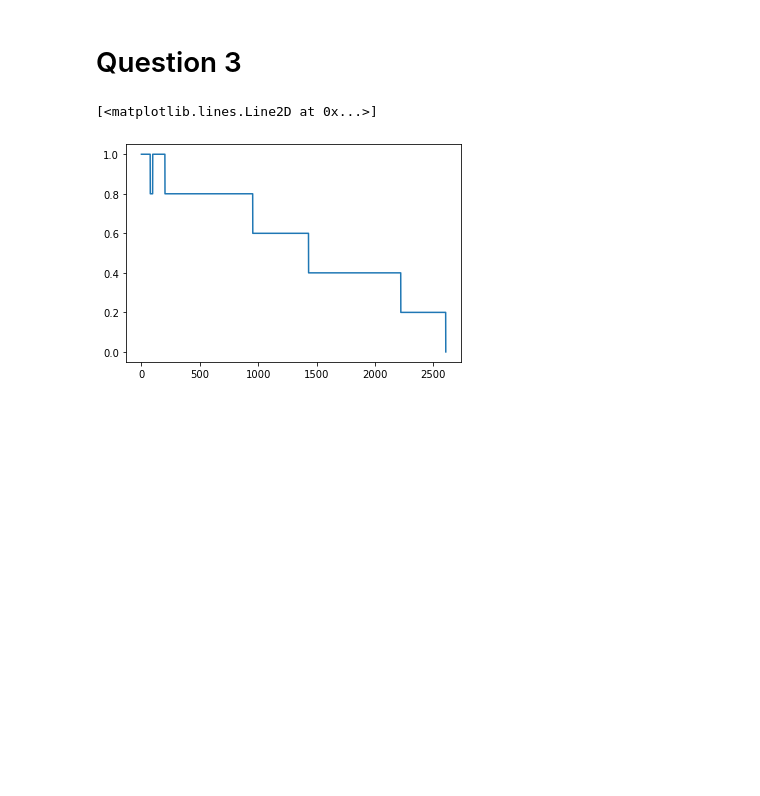
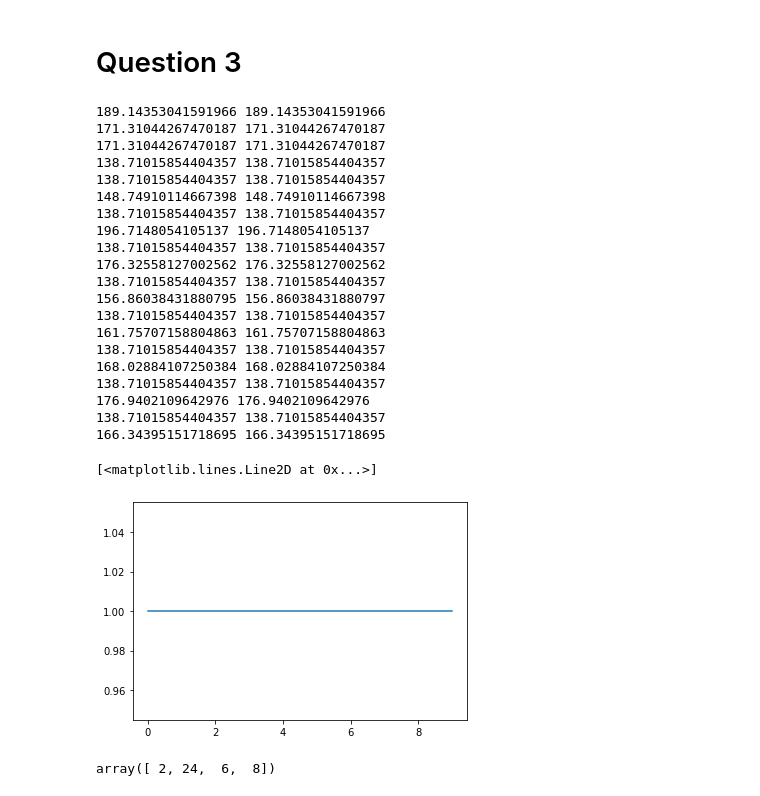
Before and after one commit to michelelupini/MC-project, a Jupyter notebook: main.ipynb, the cells around one changed output. Cells and saved outputs as stored; diff of their text form; code cells hidden in the pictures; blank space fills up the shorter version.

```diff
--- a/main.ipynb
+++ b/main.ipynb
@@ -130,7 +130,7 @@ KeyboardInterrupt:
 # %% [markdown]
 # Qeustions 2
 # %%
-X, y, theta_true, theta = generate_data_s_ones(m, d, s)
+X, y, theta_true, theta = generate_data_fixed_ones(m, d, s)
 noise_comp = NoiseComputer(X, y, theta)
 errors = []
 
@@ -286,47 +286,68 @@ def get_sampling_losses_sign(iterations, beta, m, d, s):
         pos_zero = np.random.choice(zeros_indices)
         pos_one = np.random.choice(ones_indices)
 
         theta1[pos_zero] = 1
         theta1[pos_one] = 0
 
 
         residual, old_noise = noise_comp.compute_noise_fixed_ones(theta)
         residual, new_noise = noise_comp.compute_noise_fixed_ones(theta1)
 
-        # print(log_likelihood(X, y, theta), old_noise)
-        # print(log_likelihood(X, y, theta1), new_noise)
+        print(log_likelihood(X, y, theta), old_noise)
+        print(log_likelihood(X, y, theta1), new_noise)
 
 
 
         comp = np.exp(-beta * (new_noise - old_noise))
         acceptance = min(1, comp)
 
         # change state with acceptance probability
         if np.random.rand(1)[0] < acceptance :
             noise_comp.update_theta_residual(theta1, residual)
             theta = theta1
 
         # compute error
         mse_val = ((theta-theta_true)**2).sum()*(1/(2*s))
         errors.append(mse_val)
 
         # early stopping
         if mse_val == 0:
             break
 
     return errors
+
+
+m3 = 100
+d3 = 500
+s3 = d3/100
+#beta = 2
+iterations3 = 100*d3
+
+loss = get_sampling_losses_sign(10, 1, m3, d3, s3)
+plt.plot(loss)
+# %% [output]
+189.14353041591966 189.14353041591966
+171.31044267470187 171.31044267470187
+171.31044267470187 171.31044267470187
+138.71015854404357 138.71015854404357
+138.71015854404357 138.71015854404357
+148.74910114667398 148.74910114667398
+138.71015854404357 138.71015854404357
+196.7148054105137 196.7148054105137
+138.71015854404357 138.71015854404357
+176.32558127002562 176.32558127002562
+138.71015854404357 138.71015854404357
+156.86038431880795 156.86038431880797
+138.71015854404357 138.71015854404357
+161.75707158804863 161.75707158804863
+138.71015854404357 138.71015854404357
+168.02884107250384 168.02884107250384
+138.71015854404357 138.71015854404357
+176.9402109642976 176.9402109642976
+138.71015854404357 138.71015854404357
+166.34395151718695 166.34395151718695
+[<matplotlib.lines.Line2D at 0x...>]
+[figure, added]
-# %%
-m3 = 100
-d3 = 500
-s3 = d3/100
-#beta = 2
-iterations3 = 100*d3
-
-loss = get_sampling_losses_sign(100000, 1, m3, d3, s3)
-plt.plot(loss)
-# %% [output]
-[<matplotlib.lines.Line2D at 0x...>]
-[figure, removed]
 # %%
 losses_with_different_m1 = []
 m_values = np.arange(1, 120, 10)
@@ -342,3 +363,9 @@ plt.title('MSE with different number of samples m')
 plt.tight_layout()
 
 plt.savefig('q3_ex3_minimum_m_to_recover.jpg')
+# %%
+a = np.array([1,12,3,4])
+a += a
+a
+# %% [output]
+array([ 2, 24,  6,  8])
```
Also changed, not shown: parts of 2 cells of this notebook, 6 other files.
